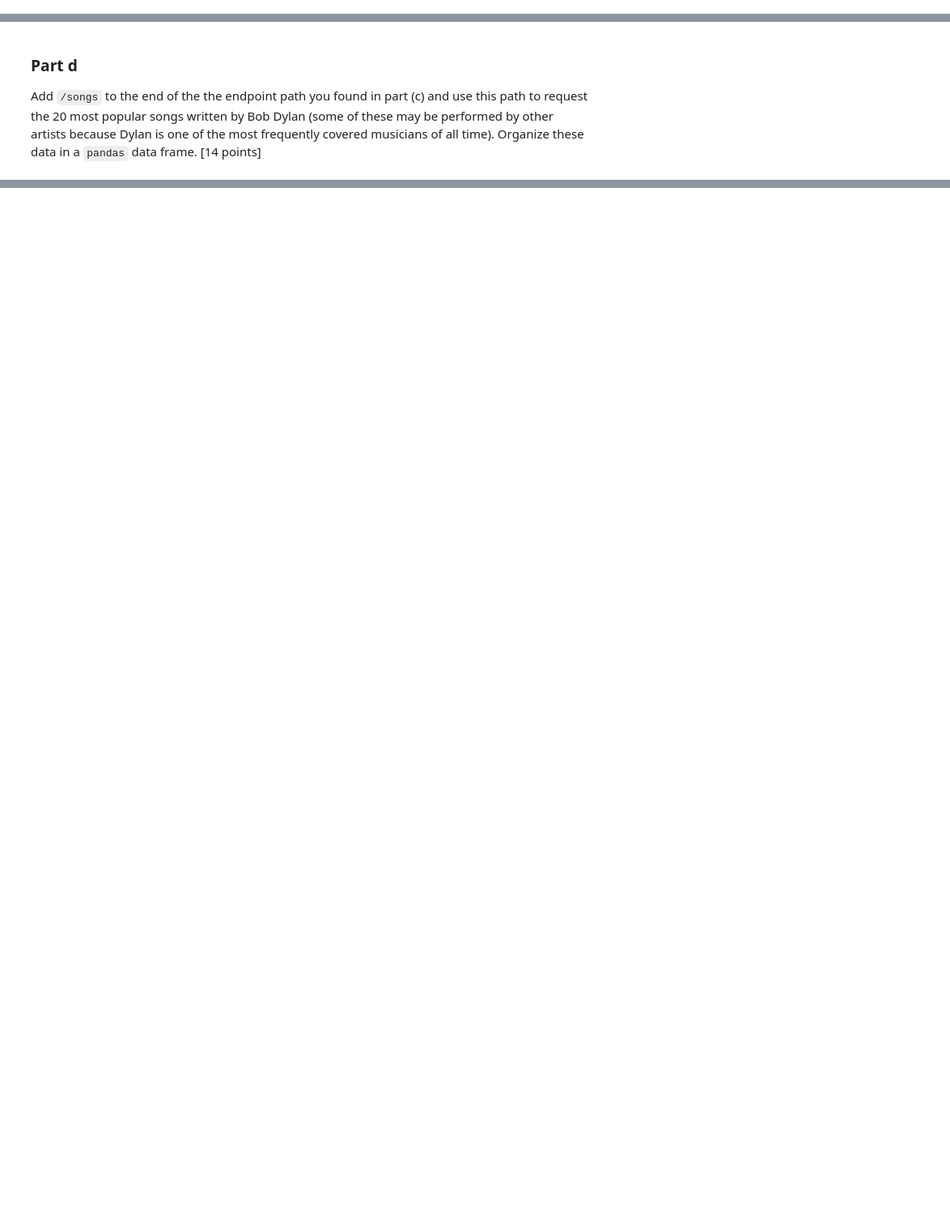
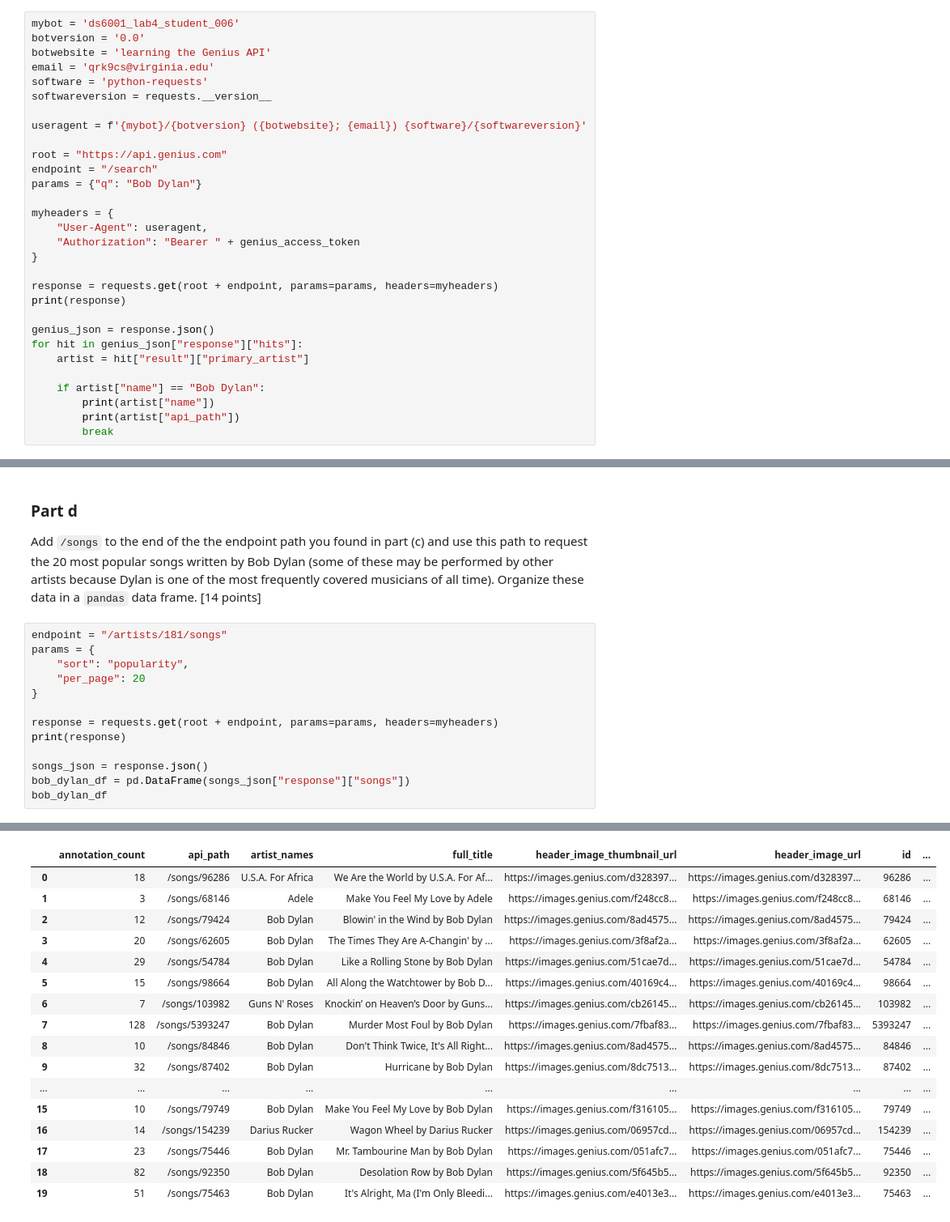
Before and after one commit to jonathan-orellana/ds6001-f26-qrk9cs, a Jupyter notebook: lab_assignments/lab_assignment4/labassignment4.ipynb, the cells around one changed output, grey strips where cells are left out. Shown at 81% size. Saved outputs shown, nothing was run; the diff lists cells and outputs as text; blank space fills up the shorter version.

```diff
--- a/lab_assignments/lab_assignment4/labassignment4.ipynb
+++ b/lab_assignments/lab_assignment4/labassignment4.ipynb
@@ -137,0 +121,30 @@ response
+# %%
+mybot = 'ds6001_lab4_student_006'
+botversion = '0.0'
+botwebsite = 'learning the Genius API'
+email = 'qrk9cs@virginia.edu'
+software = 'python-requests'
+softwareversion = requests.__version__
+
+useragent = f'{mybot}/{botversion} ({botwebsite}; {email}) {software}/{softwareversion}'
+
+root = "https://api.genius.com"
+endpoint = "/search"
+params = {"q": "Bob Dylan"}
+
+myheaders = {
+    "User-Agent": useragent,
+    "Authorization": "Bearer " + genius_access_token
+}
+
+response = requests.get(root + endpoint, params=params, headers=myheaders)
+print(response)
+
+genius_json = response.json()
+for hit in genius_json["response"]["hits"]:
+    artist = hit["result"]["primary_artist"]
+
+    if artist["name"] == "Bob Dylan":
+        print(artist["name"])
+        print(artist["api_path"])
+        break
@@ -138,3 +155,17 @@ response
 # %% [markdown]
 ### Part d
 Add `/songs` to the end of the the endpoint path you found in part (c) and use this path to request the 20 most popular songs written by Bob Dylan (some of these may be performed by other artists because Dylan is one of the most frequently covered musicians of all time). Organize these data in a `pandas` data frame. [14 points]
+# %%
+endpoint = "/artists/181/songs"
+params = {
+    "sort": "popularity",
+    "per_page": 20
+}
+
+response = requests.get(root + endpoint, params=params, headers=myheaders)
+print(response)
+
+songs_json = response.json()
+bob_dylan_df = pd.DataFrame(songs_json["response"]["songs"])
+bob_dylan_df
+# %% [output]
@@ -140,0 +173,17 @@ Add `/songs` to the end of the the endpoint path you found in part (c) and use t
+|  | annotation_count | api_path | artist_names | full_title | header_image_thumbnail_url | header_image_url | id | ... |
+| 0 | 18 | /songs/96286 | U.S.A. For Africa | We Are the World by U.S.A. For Af... | https://images.genius.com/d328397... | https://images.genius.com/d328397... | 96286 | ... |
+| 1 | 3 | /songs/68146 | Adele | Make You Feel My Love by Adele | https://images.genius.com/f248cc8... | https://images.genius.com/f248cc8... | 68146 | ... |
+| 2 | 12 | /songs/79424 | Bob Dylan | Blowin' in the Wind by Bob Dylan | https://images.genius.com/8ad4575... | https://images.genius.com/8ad4575... | 79424 | ... |
+| 3 | 20 | /songs/62605 | Bob Dylan | The Times They Are A-Changin' by ... | https://images.genius.com/3f8af2a... | https://images.genius.com/3f8af2a... | 62605 | ... |
+| 4 | 29 | /songs/54784 | Bob Dylan | Like a Rolling Stone by Bob Dylan | https://images.genius.com/51cae7d... | https://images.genius.com/51cae7d... | 54784 | ... |
+| 5 | 15 | /songs/98664 | Bob Dylan | All Along the Watchtower by Bob D... | https://images.genius.com/40169c4... | https://images.genius.com/40169c4... | 98664 | ... |
+| 6 | 7 | /songs/103982 | Guns N' Roses | Knockin’ on Heaven’s Door by Guns... | https://images.genius.com/cb26145... | https://images.genius.com/cb26145... | 103982 | ... |
+| 7 | 128 | /songs/5393247 | Bob Dylan | Murder Most Foul by Bob Dylan | https://images.genius.com/7fbaf83... | https://images.genius.com/7fbaf83... | 5393247 | ... |
+| 8 | 10 | /songs/84846 | Bob Dylan | Don't Think Twice, It's All Right... | https://images.genius.com/8ad4575... | https://images.genius.com/8ad4575... | 84846 | ... |
+| 9 | 32 | /songs/87402 | Bob Dylan | Hurricane by Bob Dylan | https://images.genius.com/8dc7513... | https://images.genius.com/8dc7513... | 87402 | ... |
+| ... | ... | ... | ... | ... | ... | ... | ... | ... |
+| 15 | 10 | /songs/79749 | Bob Dylan | Make You Feel My Love by Bob Dylan | https://images.genius.com/f316105... | https://images.genius.com/f316105... | 79749 | ... |
+| 16 | 14 | /songs/154239 | Darius Rucker | Wagon Wheel by Darius Rucker | https://images.genius.com/06957cd... | https://images.genius.com/06957cd... | 154239 | ... |
+| 17 | 23 | /songs/75446 | Bob Dylan | Mr. Tambourine Man by Bob Dylan | https://images.genius.com/051afc7... | https://images.genius.com/051afc7... | 75446 | ... |
+| 18 | 82 | /songs/92350 | Bob Dylan | Desolation Row by Bob Dylan | https://images.genius.com/5f645b5... | https://images.genius.com/5f645b5... | 92350 | ... |
+| 19 | 51 | /songs/75463 | Bob Dylan | It's Alright, Ma (I'm Only Bleedi... | https://images.genius.com/e4013e3... | https://images.genius.com/e4013e3... | 75463 | ... |
```
Also changed, not shown: parts of 8 cells of this notebook, 1 other file.
